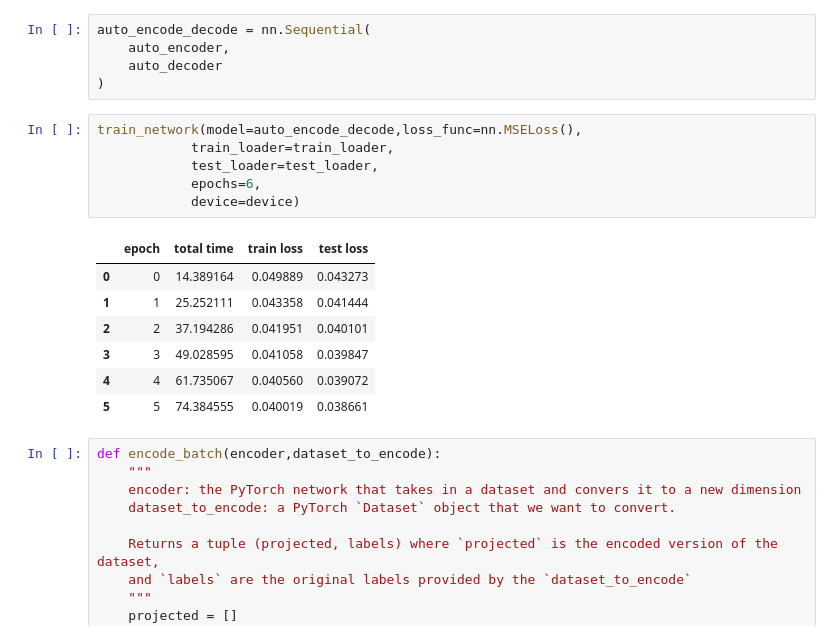
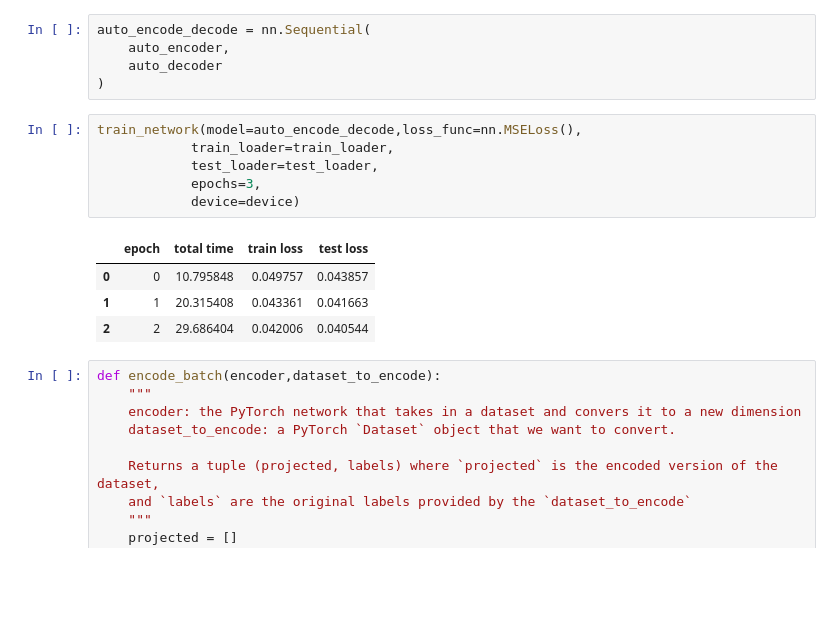
Before and after one commit to Amr-Abdellatif/Full-Autoencoder-implemented-in-PyTorch, a Jupyter notebook: main.ipynb, the cells around one changed output. Drawn from its saved outputs; the diff is of its cells as text; blank space fills up the shorter version.

```diff
--- a/main.ipynb
+++ b/main.ipynb
@@ -87,17 +87,14 @@ auto_encode_decode = nn.Sequential(
 # %%
 train_network(model=auto_encode_decode,loss_func=nn.MSELoss(),
             train_loader=train_loader,
             test_loader=test_loader,
-            epochs=6,
+            epochs=3,
             device=device)
 # %% [output]
 |  | epoch | total time | train loss | test loss |
-| 0 | 0 | 14.389164 | 0.049889 | 0.043273 |
-| 1 | 1 | 25.252111 | 0.043358 | 0.041444 |
-| 2 | 2 | 37.194286 | 0.041951 | 0.040101 |
-| 3 | 3 | 49.028595 | 0.041058 | 0.039847 |
-| 4 | 4 | 61.735067 | 0.040560 | 0.039072 |
-| 5 | 5 | 74.384555 | 0.040019 | 0.038661 |
+| 0 | 0 | 10.795848 | 0.049757 | 0.043857 |
+| 1 | 1 | 20.315408 | 0.043361 | 0.041663 |
+| 2 | 2 | 29.686404 | 0.042006 | 0.040544 |
 # %%
 def encode_batch(encoder,dataset_to_encode):
     """
```
Also changed, not shown: parts of 5 cells of this notebook.
